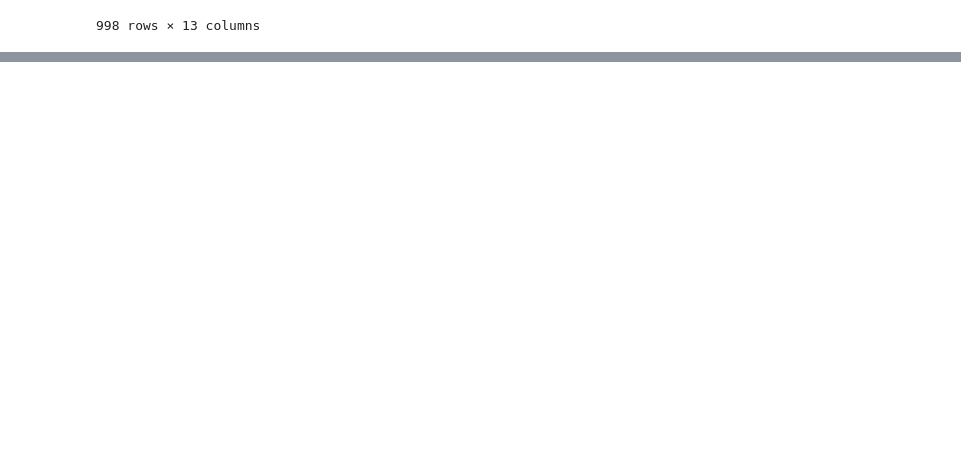
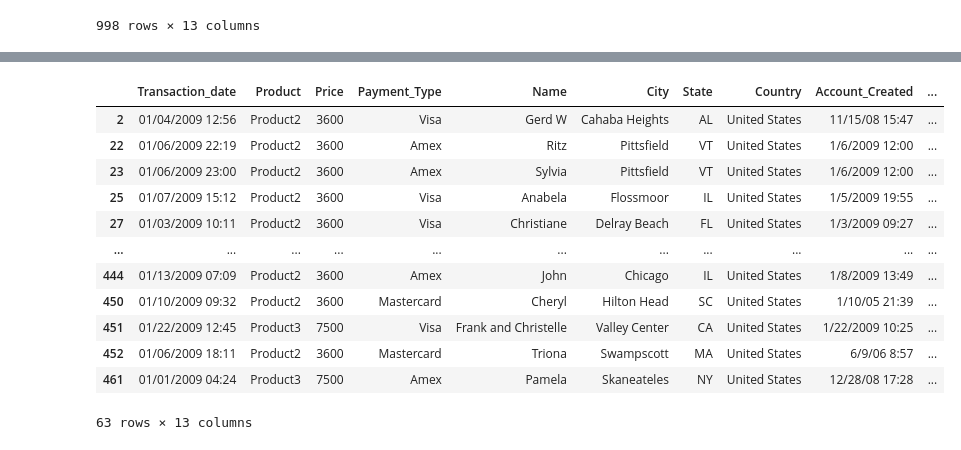
Before and after one commit to Rishab8077/Pandas-basic, a Jupyter notebook: Pandas.ipynb, the cells around one changed output, grey strips where cells are left out. Drawn from its saved outputs; the diff is of its cells as text; code cells hidden in the pictures; blank space fills up the shorter version.

```diff
--- a/Pandas.ipynb
+++ b/Pandas.ipynb
@@ -419,0 +476,19 @@ df
+# %%
+#ignores the row with nan value
+df.dropna()
+#OR
+#df.dropna(how = 'any')
+# %% [output]
+|  | Transaction_date | Product | Price | Payment_Type | Name | City | State | Country | Account_Created | ... |
+| 2 | 01/04/2009 12:56 | Product2 | 3600 | Visa | Gerd W | Cahaba Heights | AL | United States | 11/15/08 15:47 | ... |
+| 22 | 01/06/2009 22:19 | Product2 | 3600 | Amex | Ritz | Pittsfield | VT | United States | 1/6/2009 12:00 | ... |
+| 23 | 01/06/2009 23:00 | Product2 | 3600 | Amex | Sylvia | Pittsfield | VT | United States | 1/6/2009 12:00 | ... |
+| 25 | 01/07/2009 15:12 | Product2 | 3600 | Visa | Anabela | Flossmoor | IL | United States | 1/5/2009 19:55 | ... |
+| 27 | 01/03/2009 10:11 | Product2 | 3600 | Visa | Christiane | Delray Beach | FL | United States | 1/3/2009 09:27 | ... |
+| ... | ... | ... | ... | ... | ... | ... | ... | ... | ... | ... |
+| 444 | 01/13/2009 07:09 | Product2 | 3600 | Amex | John | Chicago | IL | United States | 1/8/2009 13:49 | ... |
+| 450 | 01/10/2009 09:32 | Product2 | 3600 | Mastercard | Cheryl | Hilton Head | SC | United States | 1/10/05 21:39 | ... |
+| 451 | 01/22/2009 12:45 | Product3 | 7500 | Visa | Frank and Christelle | Valley Center | CA | United States | 1/22/2009 10:25 | ... |
+| 452 | 01/06/2009 18:11 | Product2 | 3600 | Mastercard | Triona | Swampscott | MA | United States | 6/9/06 8:57 | ... |
+| 461 | 01/01/2009 04:24 | Product3 | 7500 | Amex | Pamela | Skaneateles | NY | United States | 12/28/08 17:28 | ... |
+63 rows × 13 columns
```
Also changed, not shown: parts of 11 cells of this notebook.
